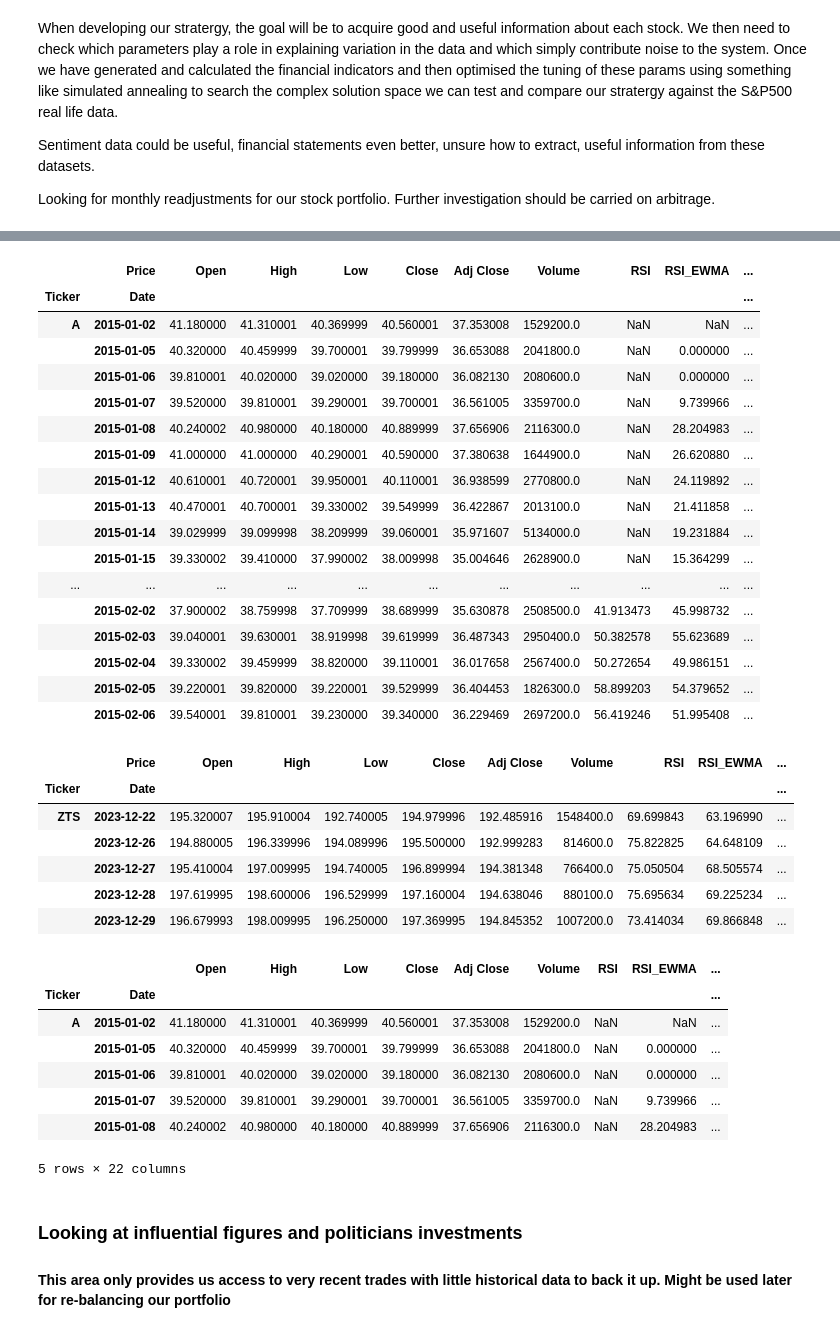
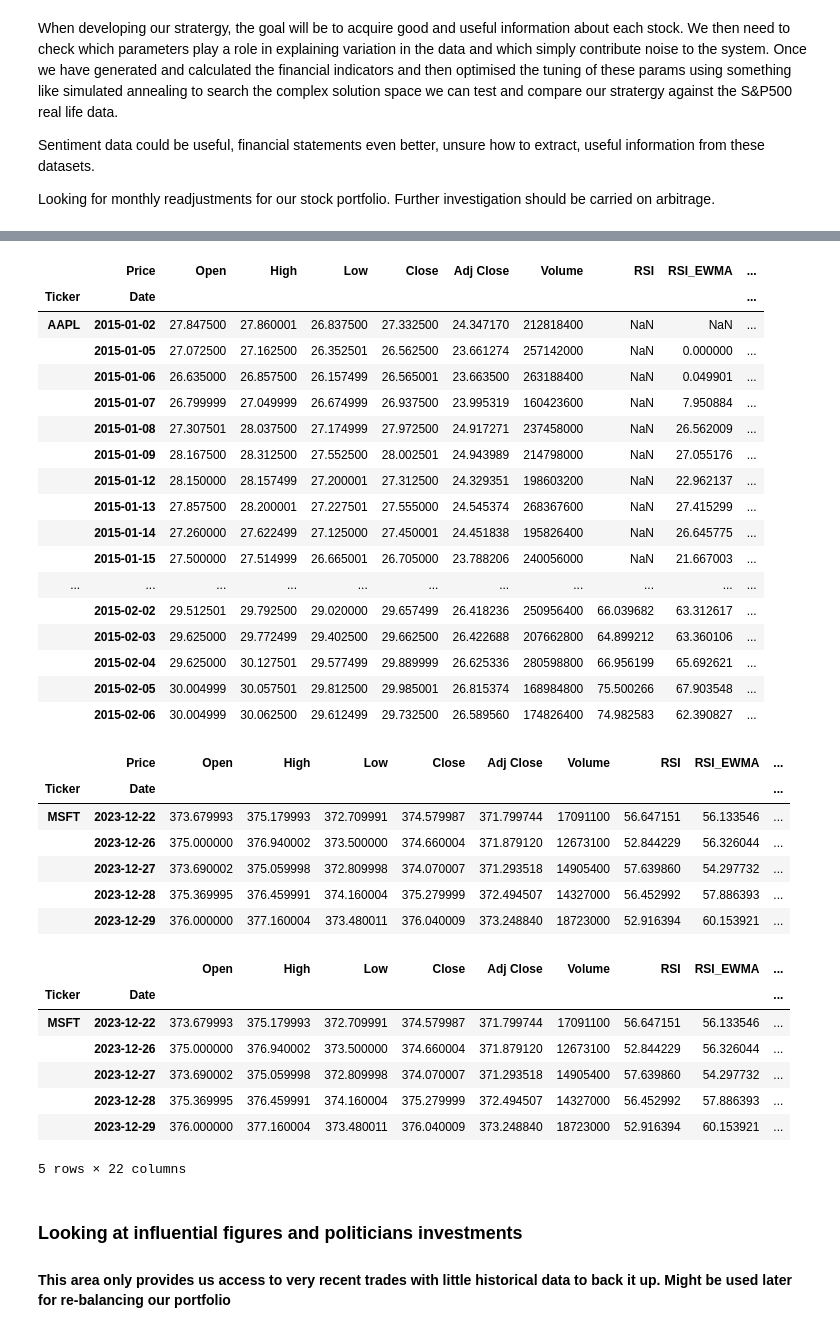
Before and after one commit to codyrosenzweig1/Quant_Trading_Basics_ML, a Jupyter notebook: Personal_Trading_Stratergy.ipynb, the cells around one changed output, grey strips where cells are left out. Saved outputs shown, nothing was run; the diff lists cells and outputs as text; code cells hidden in the pictures.

```diff
--- a/Personal_Trading_Stratergy.ipynb
+++ b/Personal_Trading_Stratergy.ipynb
@@ -13,16 +13,16 @@ import pandas as pd
 import numpy as np
 import os
 # %%
-# tickers = ["AAPL", "MSFT", "GOOGL"]
+tickers = ["AAPL", "MSFT", "GOOGL"]
 
 # URL for S&P 500 companies on Wikipedia
 url = "https://en.wikipedia.org/wiki/List_of_S%26P_500_companies"
 
 # Read the first table from the Wikipedia page
-sp500_table = pd.read_html(url)[0]
+# sp500_table = pd.read_html(url)[0]
 
 # Extract the ticker symbols
-tickers = sp500_table['Symbol'].tolist()
+# tickers = sp500_table['Symbol'].tolist()
 # print(tickers)
 
 
@@ -173,22 +167,22 @@ df.head(25)
 # %% [output]
 |  | Price | Open | High | Low | Close | Adj Close | Volume | RSI | RSI_EWMA | ... |
 | Ticker | Date |  |  |  |  |  |  |  |  | ... |
-| A | 2015-01-02 | 41.180000 | 41.310001 | 40.369999 | 40.560001 | 37.353008 | 1529200.0 | NaN | NaN | ... |
-|  | 2015-01-05 | 40.320000 | 40.459999 | 39.700001 | 39.799999 | 36.653088 | 2041800.0 | NaN | 0.000000 | ... |
-|  | 2015-01-06 | 39.810001 | 40.020000 | 39.020000 | 39.180000 | 36.082130 | 2080600.0 | NaN | 0.000000 | ... |
-|  | 2015-01-07 | 39.520000 | 39.810001 | 39.290001 | 39.700001 | 36.561005 | 3359700.0 | NaN | 9.739966 | ... |
-|  | 2015-01-08 | 40.240002 | 40.980000 | 40.180000 | 40.889999 | 37.656906 | 2116300.0 | NaN | 28.204983 | ... |
-|  | 2015-01-09 | 41.000000 | 41.000000 | 40.290001 | 40.590000 | 37.380638 | 1644900.0 | NaN | 26.620880 | ... |
-|  | 2015-01-12 | 40.610001 | 40.720001 | 39.950001 | 40.110001 | 36.938599 | 2770800.0 | NaN | 24.119892 | ... |
-|  | 2015-01-13 | 40.470001 | 40.700001 | 39.330002 | 39.549999 | 36.422867 | 2013100.0 | NaN | 21.411858 | ... |
-|  | 2015-01-14 | 39.029999 | 39.099998 | 38.209999 | 39.060001 | 35.971607 | 5134000.0 | NaN | 19.231884 | ... |
-|  | 2015-01-15 | 39.330002 | 39.410000 | 37.990002 | 38.009998 | 35.004646 | 2628900.0 | NaN | 15.364299 | ... |
+| AAPL | 2015-01-02 | 27.847500 | 27.860001 | 26.837500 | 27.332500 | 24.347170 | 212818400 | NaN | NaN | ... |
+|  | 2015-01-05 | 27.072500 | 27.162500 | 26.352501 | 26.562500 | 23.661274 | 257142000 | NaN | 0.000000 | ... |
+|  | 2015-01-06 | 26.635000 | 26.857500 | 26.157499 | 26.565001 | 23.663500 | 263188400 | NaN | 0.049901 | ... |
+|  | 2015-01-07 | 26.799999 | 27.049999 | 26.674999 | 26.937500 | 23.995319 | 160423600 | NaN | 7.950884 | ... |
+|  | 2015-01-08 | 27.307501 | 28.037500 | 27.174999 | 27.972500 | 24.917271 | 237458000 | NaN | 26.562009 | ... |
+|  | 2015-01-09 | 28.167500 | 28.312500 | 27.552500 | 28.002501 | 24.943989 | 214798000 | NaN | 27.055176 | ... |
+|  | 2015-01-12 | 28.150000 | 28.157499 | 27.200001 | 27.312500 | 24.329351 | 198603200 | NaN | 22.962137 | ... |
+|  | 2015-01-13 | 27.857500 | 28.200001 | 27.227501 | 27.555000 | 24.545374 | 268367600 | NaN | 27.415299 | ... |
+|  | 2015-01-14 | 27.260000 | 27.622499 | 27.125000 | 27.450001 | 24.451838 | 195826400 | NaN | 26.645775 | ... |
+|  | 2015-01-15 | 27.500000 | 27.514999 | 26.665001 | 26.705000 | 23.788206 | 240056000 | NaN | 21.667003 | ... |
 | ... | ... | ... | ... | ... | ... | ... | ... | ... | ... | ... |
-|  | 2015-02-02 | 37.900002 | 38.759998 | 37.709999 | 38.689999 | 35.630878 | 2508500.0 | 41.913473 | 45.998732 | ... |
-|  | 2015-02-03 | 39.040001 | 39.630001 | 38.919998 | 39.619999 | 36.487343 | 2950400.0 | 50.382578 | 55.623689 | ... |
-|  | 2015-02-04 | 39.330002 | 39.459999 | 38.820000 | 39.110001 | 36.017658 | 2567400.0 | 50.272654 | 49.986151 | ... |
-|  | 2015-02-05 | 39.220001 | 39.820000 | 39.220001 | 39.529999 | 36.404453 | 1826300.0 | 58.899203 | 54.379652 | ... |
-|  | 2015-02-06 | 39.540001 | 39.810001 | 39.230000 | 39.340000 | 36.229469 | 2697200.0 | 56.419246 | 51.995408 | ... |
+|  | 2015-02-02 | 29.512501 | 29.792500 | 29.020000 | 29.657499 | 26.418236 | 250956400 | 66.039682 | 63.312617 | ... |
+|  | 2015-02-03 | 29.625000 | 29.772499 | 29.402500 | 29.662500 | 26.422688 | 207662800 | 64.899212 | 63.360106 | ... |
+|  | 2015-02-04 | 29.625000 | 30.127501 | 29.577499 | 29.889999 | 26.625336 | 280598800 | 66.956199 | 65.692621 | ... |
+|  | 2015-02-05 | 30.004999 | 30.057501 | 29.812500 | 29.985001 | 26.815374 | 168984800 | 75.500266 | 67.903548 | ... |
+|  | 2015-02-06 | 30.004999 | 30.062500 | 29.612499 | 29.732500 | 26.589560 | 174826400 | 74.982583 | 62.390827 | ... |
 # %%
 def calculate_macd(data, column="Adj Close", fast_period=12, slow_period=26, signal_period=9):
     """
@@ -351,11 +345,11 @@ df.tail()
 # %% [output]
 |  | Price | Open | High | Low | Close | Adj Close | Volume | RSI | RSI_EWMA | ... |
 | Ticker | Date |  |  |  |  |  |  |  |  | ... |
-| ZTS | 2023-12-22 | 195.320007 | 195.910004 | 192.740005 | 194.979996 | 192.485916 | 1548400.0 | 69.699843 | 63.196990 | ... |
-|  | 2023-12-26 | 194.880005 | 196.339996 | 194.089996 | 195.500000 | 192.999283 | 814600.0 | 75.822825 | 64.648109 | ... |
-|  | 2023-12-27 | 195.410004 | 197.009995 | 194.740005 | 196.899994 | 194.381348 | 766400.0 | 75.050504 | 68.505574 | ... |
-|  | 2023-12-28 | 197.619995 | 198.600006 | 196.529999 | 197.160004 | 194.638046 | 880100.0 | 75.695634 | 69.225234 | ... |
-|  | 2023-12-29 | 196.679993 | 198.009995 | 196.250000 | 197.369995 | 194.845352 | 1007200.0 | 73.414034 | 69.866848 | ... |
+| MSFT | 2023-12-22 | 373.679993 | 375.179993 | 372.709991 | 374.579987 | 371.799744 | 17091100 | 56.647151 | 56.133546 | ... |
+|  | 2023-12-26 | 375.000000 | 376.940002 | 373.500000 | 374.660004 | 371.879120 | 12673100 | 52.844229 | 56.326044 | ... |
+|  | 2023-12-27 | 373.690002 | 375.059998 | 372.809998 | 374.070007 | 371.293518 | 14905400 | 57.639860 | 54.297732 | ... |
+|  | 2023-12-28 | 375.369995 | 376.459991 | 374.160004 | 375.279999 | 372.494507 | 14327000 | 56.452992 | 57.886393 | ... |
+|  | 2023-12-29 | 376.000000 | 377.160004 | 373.480011 | 376.040009 | 373.248840 | 18723000 | 52.916394 | 60.153921 | ... |
 # %%
 def calculate_rolling_beta(data, market_column='MArket Pct Change', stock_column="Adj Close", window=30):
     """
@@ -368,7 +362,7 @@ def calculate_rolling_beta(data, market_column='MArket Pct Change', stock_column
 
     def calculate_beta_per_stock(data):
         # Calculate daily stock and market returns
-        stock_returns = data[stock_column].pct_change()
+        stock_returns = data[stock_column].pct_change(fill_method=None)
         market_returns = data[market_column]
 
         # Rolling covariance and variance
@@ -389,7 +383,7 @@ market_ticker = "^GSPC"
 # Fetch historical data
 market_data = yf.download(market_ticker, start="2015-01-01", end="2023-12-31", progress=False)
 
-market_data['Market Pct Change'] = market_data['Adj Close'].pct_change()
+market_data['Market Pct Change'] = market_data['Adj Close'].pct_change(fill_method=None)
 
 # Get unique tickers from stock data
 unique_tickers = df.index.get_level_values('Ticker').unique()
@@ -422,15 +416,15 @@ df = df.merge(
 # %%
 df = calculate_rolling_beta(df, market_column='Market Pct Change', stock_column='Adj Close')
 # %%
-df.head()
+df.tail()
 # %% [output]
 |  |  | Open | High | Low | Close | Adj Close | Volume | RSI | RSI_EWMA | ... |
 | Ticker | Date |  |  |  |  |  |  |  |  | ... |
-| A | 2015-01-02 | 41.180000 | 41.310001 | 40.369999 | 40.560001 | 37.353008 | 1529200.0 | NaN | NaN | ... |
-|  | 2015-01-05 | 40.320000 | 40.459999 | 39.700001 | 39.799999 | 36.653088 | 2041800.0 | NaN | 0.000000 | ... |
-|  | 2015-01-06 | 39.810001 | 40.020000 | 39.020000 | 39.180000 | 36.082130 | 2080600.0 | NaN | 0.000000 | ... |
-|  | 2015-01-07 | 39.520000 | 39.810001 | 39.290001 | 39.700001 | 36.561005 | 3359700.0 | NaN | 9.739966 | ... |
-|  | 2015-01-08 | 40.240002 | 40.980000 | 40.180000 | 40.889999 | 37.656906 | 2116300.0 | NaN | 28.204983 | ... |
+| MSFT | 2023-12-22 | 373.679993 | 375.179993 | 372.709991 | 374.579987 | 371.799744 | 17091100 | 56.647151 | 56.133546 | ... |
+|  | 2023-12-26 | 375.000000 | 376.940002 | 373.500000 | 374.660004 | 371.879120 | 12673100 | 52.844229 | 56.326044 | ... |
+|  | 2023-12-27 | 373.690002 | 375.059998 | 372.809998 | 374.070007 | 371.293518 | 14905400 | 57.639860 | 54.297732 | ... |
+|  | 2023-12-28 | 375.369995 | 376.459991 | 374.160004 | 375.279999 | 372.494507 | 14327000 | 56.452992 | 57.886393 | ... |
+|  | 2023-12-29 | 376.000000 | 377.160004 | 373.480011 | 376.040009 | 373.248840 | 18723000 | 52.916394 | 60.153921 | ... |
 5 rows × 22 columns
 # %% [markdown]
 ### Looking at influential figures and politicians investments
```
Also changed, not shown: parts of 25 cells of this notebook.
